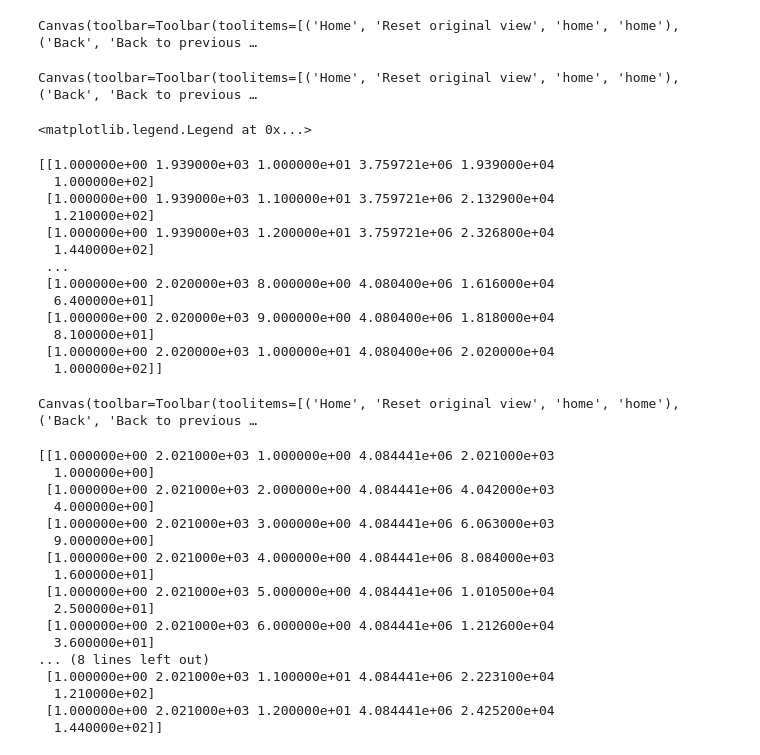
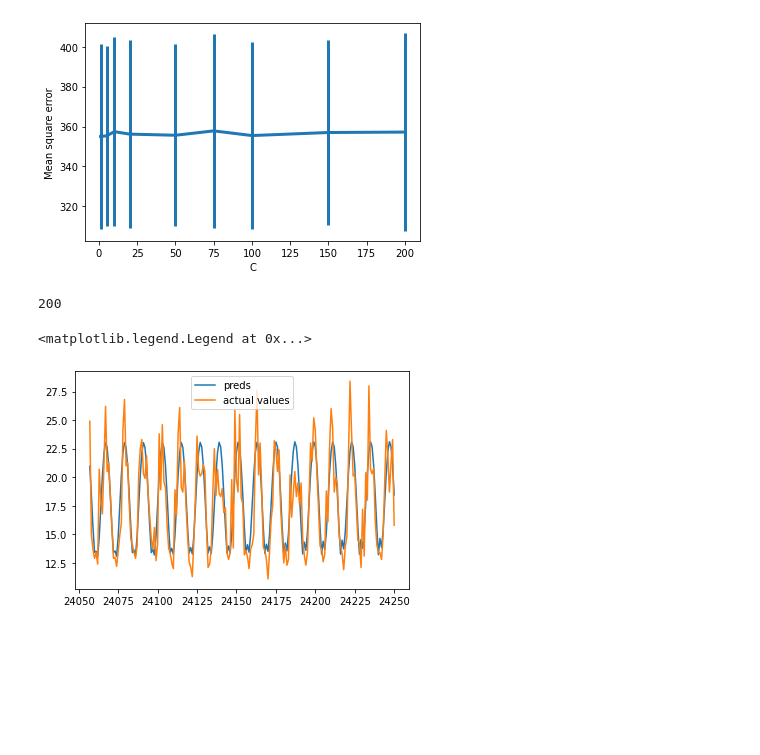
Before and after one commit to Josefa4/Weather, a Jupyter notebook: Weather Patterns.ipynb, the cells around one changed output. Drawn from its saved outputs; the diff is of its cells as text; code cells hidden in the pictures; blank space fills up the shorter version.

```diff
--- a/Weather Patterns.ipynb
+++ b/Weather Patterns.ipynb
@@ -146,81 +114,39 @@ for z in range(np.size(X)):
     X1.append(X[z].year)
     X2.append(X[z].month)
 X1=np.array(X1);X2=np.array(X2)
-X=np.column_stack((X1, X2))
-poly = PolynomialFeatures(2)
+X=np.column_stack((X1, X2, (X1*12+X2).reshape(-1, 1)))
+poly = PolynomialFeatures(4)
 X = poly.fit_transform(X)
 # %%
 #Ridge Regression
 C_range=[1, 5, 10, 20, 50, 75, 100, 150, 200]
 MSE=[]
 std_error=[]
 for C in C_range:
     ridge= Ridge(alpha=1/(2*C))
     kf = KFold(n_splits=5)
     temp=[]
     for train, test in kf.split(X):
         ridge.fit(X[train], y[train])
         ypred = ridge.predict(X[test])
         temp.append(mean_squared_error(y[test],ypred))
     temp=np.array(temp)
     MSE.append(temp.mean())
     std_error.append(temp.std())
 MSE=np.array(MSE)
 std_error=np.array(std_error)
 fig = plt.figure()
 plt.errorbar(C_range, MSE, yerr=std_error, linewidth=3)
 plt.xlabel('C')
 plt.ylabel('Mean square error')
 plt.show()
 plt.figure()
-plt.plot(X[test][:,2], ypred[:,2], label='preds')
-plt.plot(X[test][:,2], y[test][:,2], label='actual values')
+plt.plot(X[test][:,3], ypred[:,1], label='preds')
+plt.plot(X[test][:,3], y[test][:,1], label='actual values')
 plt.legend()
 # %% [output]
+[figure, added]
-Canvas(toolbar=Toolbar(toolitems=[('Home', 'Reset original view', 'home', 'home'), ('Back', 'Back to previous …
+200
-Canvas(toolbar=Toolbar(toolitems=[('Home', 'Reset original view', 'home', 'home'), ('Back', 'Back to previous …
+<matplotlib.legend.Legend at 0x...>
-<matplotlib.legend.Legend at 0x...>
+[figure, added]
-# %%
-#test on tiny y2021 set
-print(X)
-X2021=[[2021, 1], [2021, 2], [2021, 3], [2021, 4], [2021, 5], [2021, 6],
-       [2021, 7], [2021, 8], [2021, 9], [2021, 10], [2021, 11], [2021, 12]]
-X2021= poly.fit_transform(X2021)
-preds=ridge.predict(X2021)
-plt.figure()
-plt.plot(X2021[:,2], preds[:,2])
-plt.show()
-print(X2021)
-# %% [output]
-[[1.000000e+00 1.939000e+03 1.000000e+01 3.759721e+06 1.939000e+04
-  1.000000e+02]
- [1.000000e+00 1.939000e+03 1.100000e+01 3.759721e+06 2.132900e+04
-  1.210000e+02]
- [1.000000e+00 1.939000e+03 1.200000e+01 3.759721e+06 2.326800e+04
-  1.440000e+02]
- ...
- [1.000000e+00 2.020000e+03 8.000000e+00 4.080400e+06 1.616000e+04
-  6.400000e+01]
- [1.000000e+00 2.020000e+03 9.000000e+00 4.080400e+06 1.818000e+04
-  8.100000e+01]
- [1.000000e+00 2.020000e+03 1.000000e+01 4.080400e+06 2.020000e+04
-  1.000000e+02]]
-Canvas(toolbar=Toolbar(toolitems=[('Home', 'Reset original view', 'home', 'home'), ('Back', 'Back to previous …
-[[1.000000e+00 2.021000e+03 1.000000e+00 4.084441e+06 2.021000e+03
-  1.000000e+00]
- [1.000000e+00 2.021000e+03 2.000000e+00 4.084441e+06 4.042000e+03
-  4.000000e+00]
- [1.000000e+00 2.021000e+03 3.000000e+00 4.084441e+06 6.063000e+03
-  9.000000e+00]
- [1.000000e+00 2.021000e+03 4.000000e+00 4.084441e+06 8.084000e+03
-  1.600000e+01]
- [1.000000e+00 2.021000e+03 5.000000e+00 4.084441e+06 1.010500e+04
-  2.500000e+01]
- [1.000000e+00 2.021000e+03 6.000000e+00 4.084441e+06 1.212600e+04
-  3.600000e+01]
-... (8 lines left out)
- [1.000000e+00 2.021000e+03 1.100000e+01 4.084441e+06 2.223100e+04
-  1.210000e+02]
- [1.000000e+00 2.021000e+03 1.200000e+01 4.084441e+06 2.425200e+04
-  1.440000e+02]]
 # %%
```
Also changed, not shown: parts of 3 cells of this notebook.
